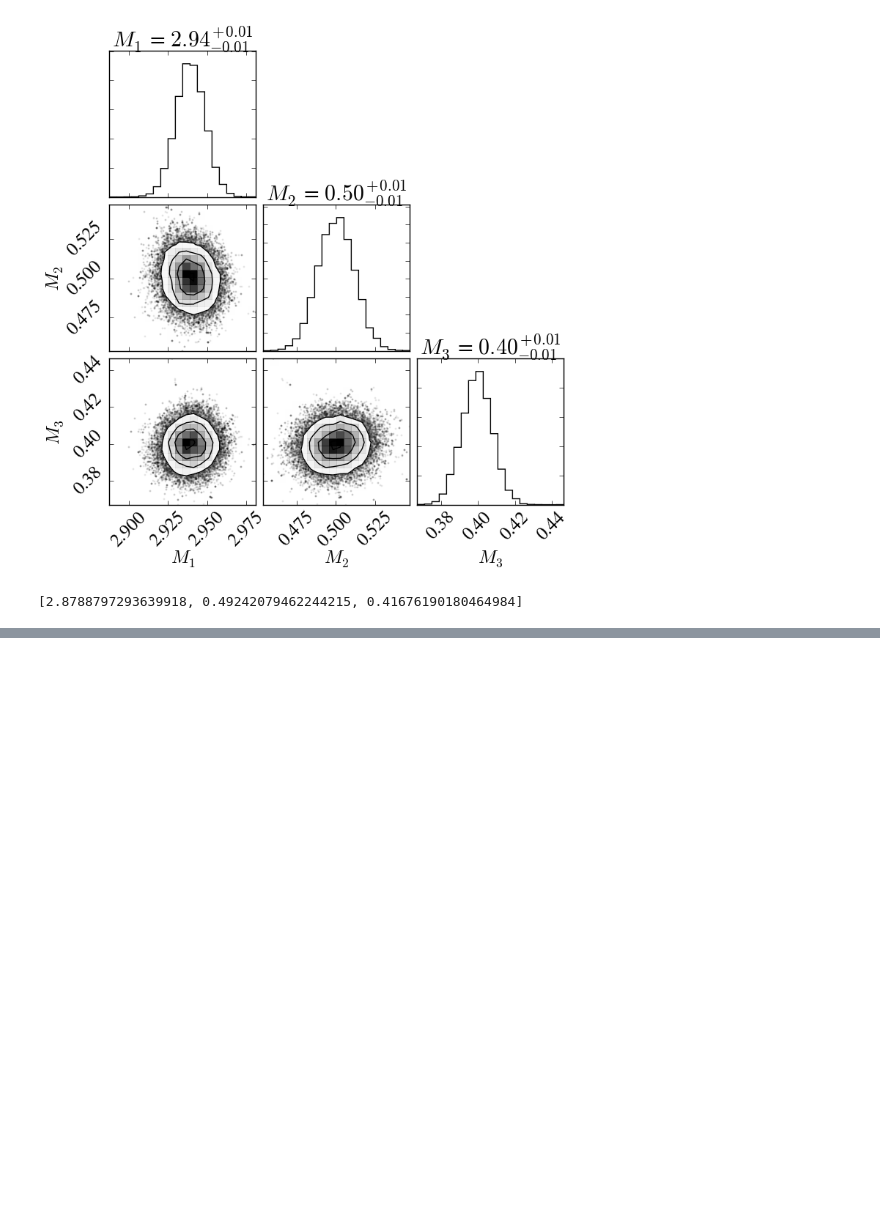
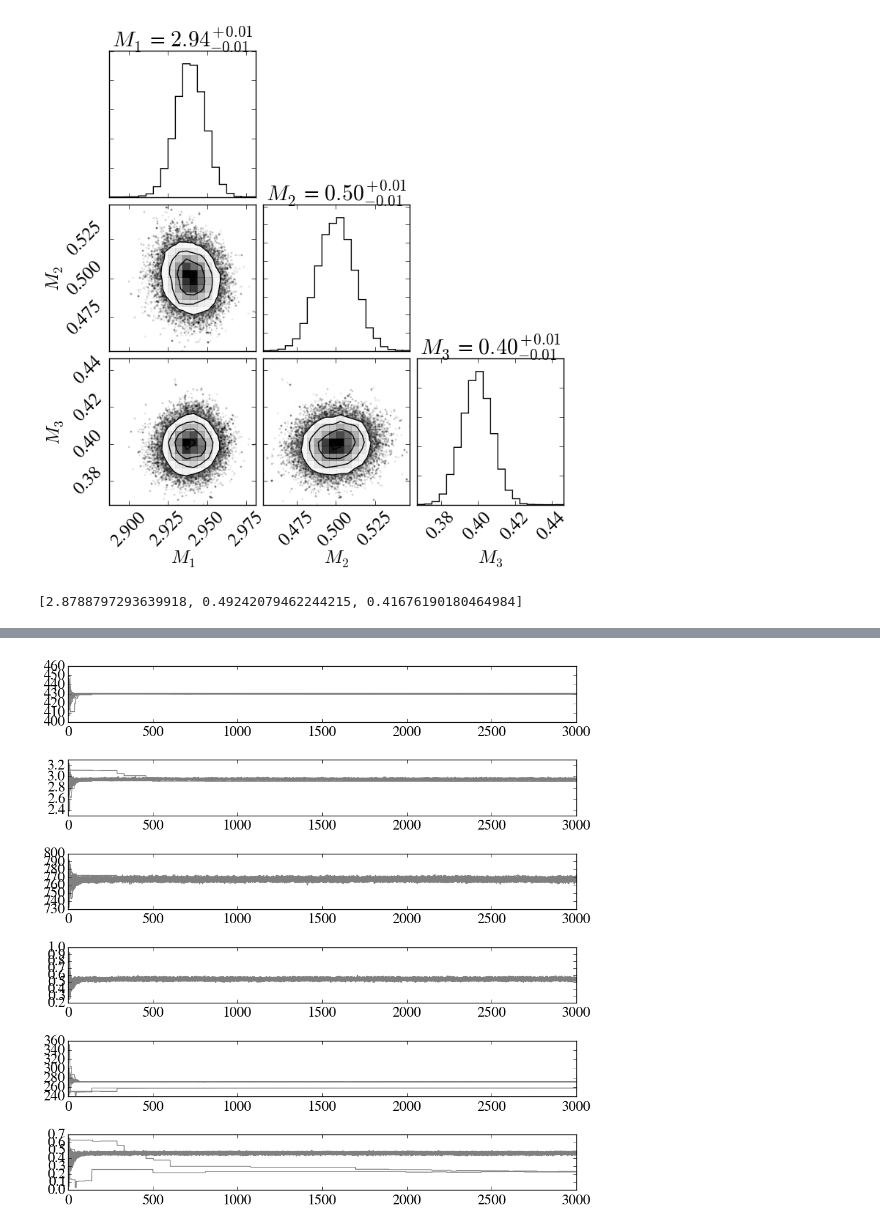
Before and after one commit to nomahen/musical-octo-goggles, a Jupyter notebook: HD1502.ipynb, the cells around one changed output, grey strips where cells are left out. Cells and saved outputs as stored; diff of their text form; code cells hidden in the pictures; blank space fills up the shorter version.

```diff
--- a/HD1502.ipynb
+++ b/HD1502.ipynb
@@ -1369,0 +1411,6 @@ start
+# %%
+def lnprob(params, other_params, RVsys):
+    lp = lnprior(params)
+    if not np.isfinite(lp):
+        return -np.inf
+    return lp + lnlike(params, other_params, RVsys)
@@ -1369,0 +1424,16 @@ start
+# %%
+ndim, nwalkers = 6, 100
+# start = [827.9233,0.75655,0.05685]
+start = new_params
+factors = [1e1,1e-1,1e1,1e-1,1e1,1e-1]
+
+pos = [start + factors*np.random.randn(ndim) for i in range(nwalkers)]
+# %%
+sampler = emcee.EnsembleSampler(nwalkers, ndim, lnprob, args=(0,HD1502),threads=15)
+# %%
+t_0 = time.time()
+nsteps = 3000
+for i, result in enumerate(sampler.sample(pos, iterations=nsteps)):
+    if (float(i+1)/nsteps*100.) % 1 == 0:
+        print "%3i %%" %(float(i+1)/nsteps*100.)
+print "That took  %.3f seconds" %(time.time()-t_0)
@@ -1369,0 +1458,25 @@ start
+# %%
+fig = plt.figure(1,figsize=(10,10))
+
+for i in range(len(sampler.chain)):
+    plt.subplot(611)
+    plt.plot(sampler.chain[i,:,0],color='gray')
+
+    plt.subplot(612)
+    plt.plot(sampler.chain[i,:,1],color='gray')
+
+    plt.subplot(613)
+    plt.plot(sampler.chain[i,:,2],color='gray')
+
+    plt.subplot(614)
+    plt.plot(sampler.chain[i,:,3],color='gray')
+
+    plt.subplot(615)
+    plt.plot(sampler.chain[i,:,4],color='gray')
+
+    plt.subplot(616)
+    plt.plot(sampler.chain[i,:,5],color='gray')
+
+plt.tight_layout()
+# %% [output]
+[figure, added]
```
Also changed, not shown: parts of 36 cells of this notebook.
